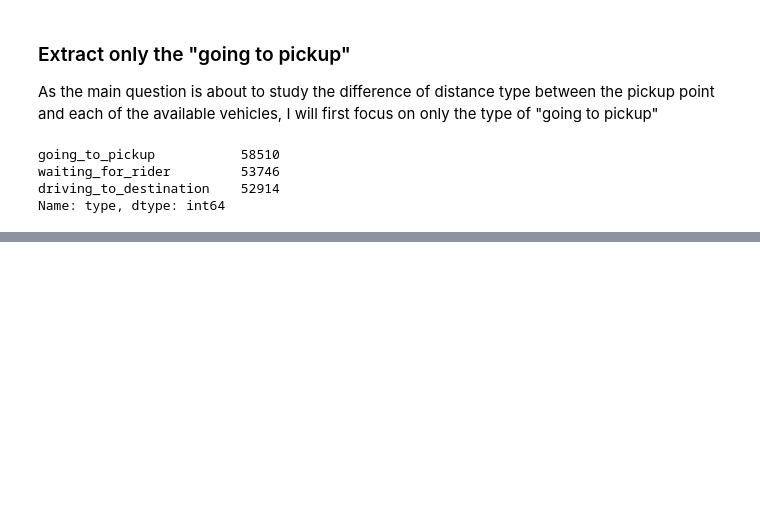
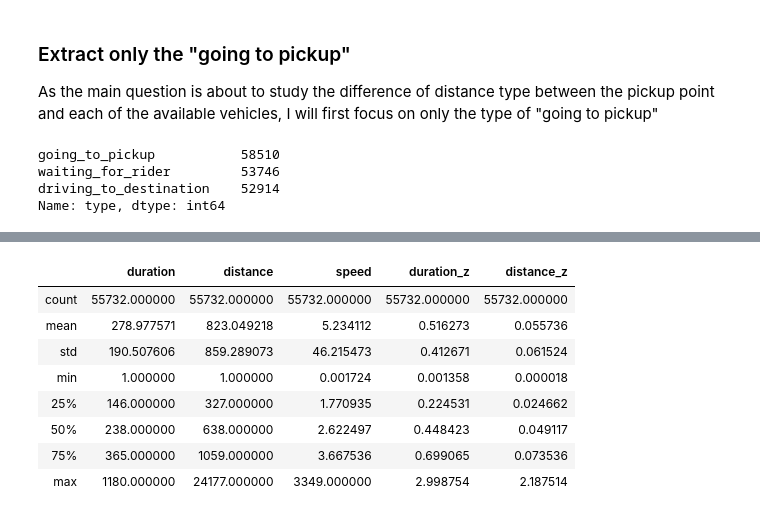
Before and after one commit to ta-data-bcn/technical-interview, a Jupyter notebook: Technical_Interview_Chao.ipynb, the cells around one changed output, grey strips where cells are left out. Cells and saved outputs as stored; diff of their text form; code cells hidden in the pictures; blank space fills up the shorter version.

```diff
--- a/Technical_Interview_Chao.ipynb
+++ b/Technical_Interview_Chao.ipynb
@@ -267,0 +340,12 @@ df_pickup.head()
+# %%
+df_clean.describe()
+# %% [output]
+|  | duration | distance | speed | duration_z | distance_z |
+| count | 55732.000000 | 55732.000000 | 55732.000000 | 55732.000000 | 55732.000000 |
+| mean | 278.977571 | 823.049218 | 5.234112 | 0.516273 | 0.055736 |
+| std | 190.507606 | 859.289073 | 46.215473 | 0.412671 | 0.061524 |
+| min | 1.000000 | 1.000000 | 0.001724 | 0.001358 | 0.000018 |
+| 25% | 146.000000 | 327.000000 | 1.770935 | 0.224531 | 0.024662 |
+| 50% | 238.000000 | 638.000000 | 2.622497 | 0.448423 | 0.049117 |
+| 75% | 365.000000 | 1059.000000 | 3.667536 | 0.699065 | 0.073536 |
+| max | 1180.000000 | 24177.000000 | 3349.000000 | 2.998754 | 2.187514 |
```
Also changed, not shown: parts of 46 cells of this notebook.
